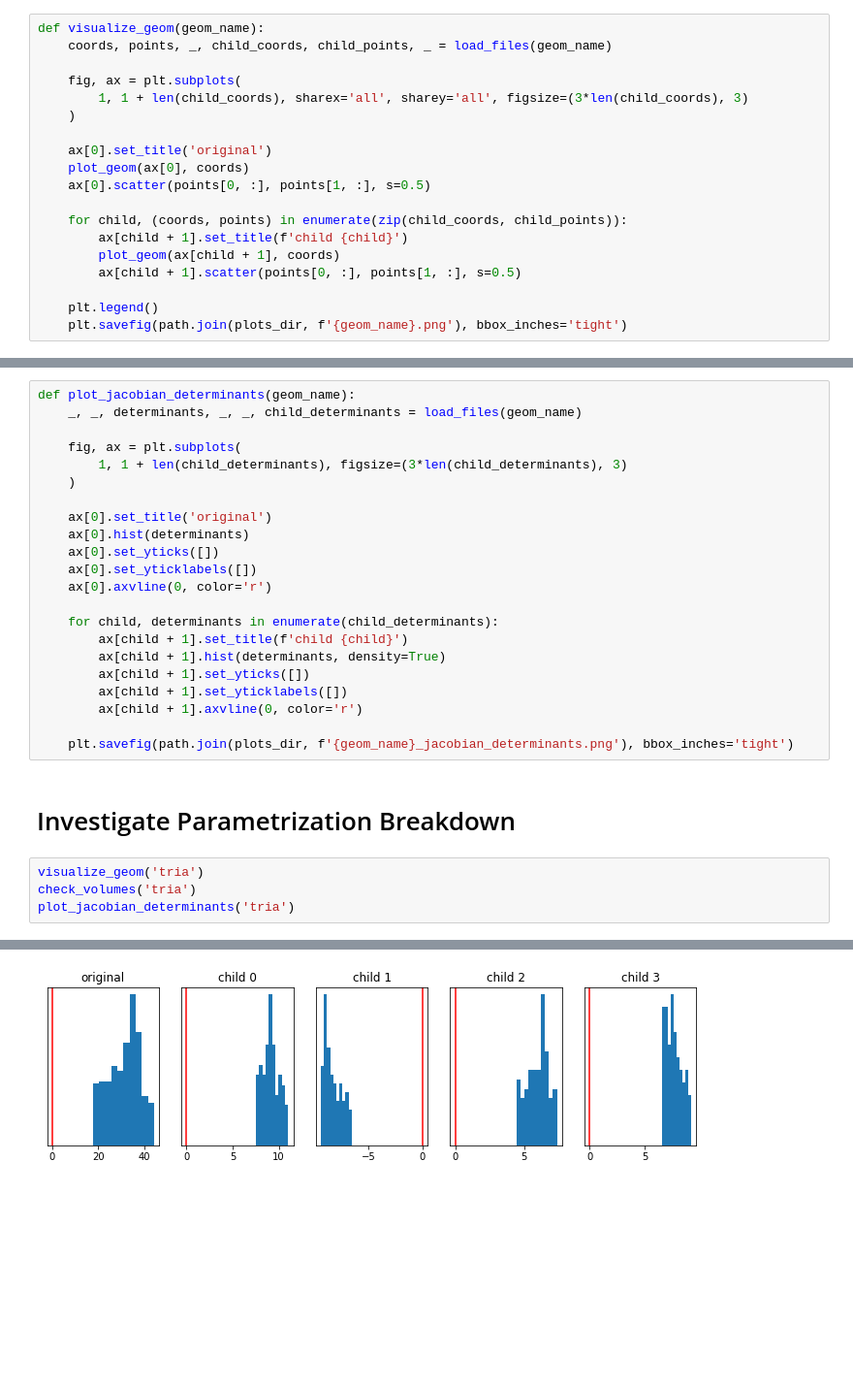
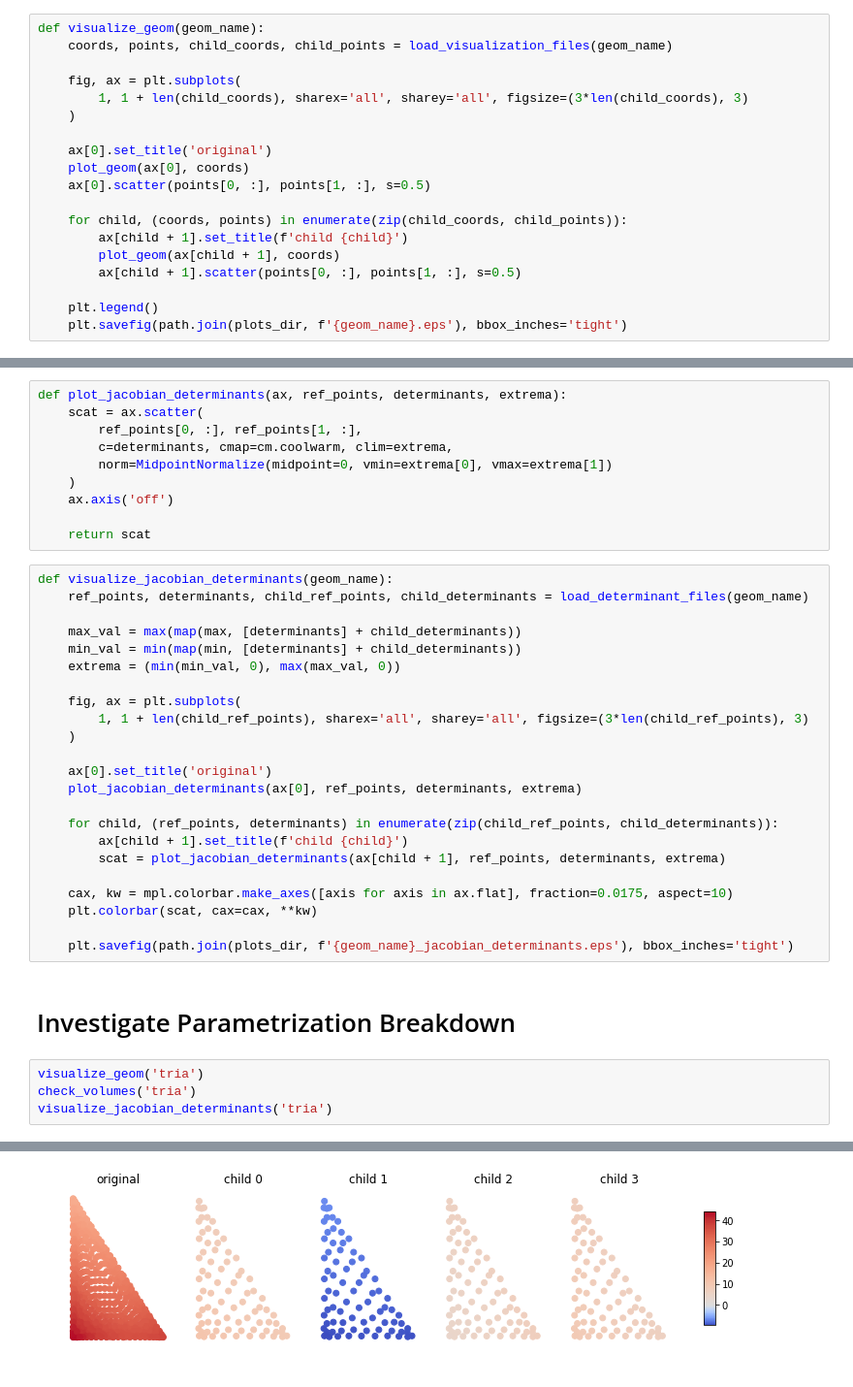
Before and after one commit to craffael/lehrfempp, a Jupyter notebook: examples/geometry/parametrization_breakdown/parametrization_breakdown.ipynb, the cells around one changed output, grey strips where cells are left out. Shown: that part at 97% size. Cells and saved outputs as stored; diff of their text form; blank space fills up the shorter version.

Commit message:
Fix clang Xcode error and plot determinants in 2D color plot

```diff
--- a/examples/geometry/parametrization_breakdown/parametrization_breakdown.ipynb
+++ b/examples/geometry/parametrization_breakdown/parametrization_breakdown.ipynb
@@ -86,7 +107,7 @@ def plot_geom(ax, coords):
         ax.plot(x, poly_coeffs(x, coeffs), color='g')
 # %%
 def visualize_geom(geom_name):
-    coords, points, _, child_coords, child_points, _ = load_files(geom_name)
+    coords, points, child_coords, child_points = load_visualization_files(geom_name)
 
     fig, ax = plt.subplots(
         1, 1 + len(child_coords), sharex='all', sharey='all', figsize=(3*len(child_coords), 3)
@@ -102,7 +123,7 @@ def visualize_geom(geom_name):
         ax[child + 1].scatter(points[0, :], points[1, :], s=0.5)
 
     plt.legend()
-    plt.savefig(path.join(plots_dir, f'{geom_name}.png'), bbox_inches='tight')
+    plt.savefig(path.join(plots_dir, f'{geom_name}.eps'), bbox_inches='tight')
 # %%
 def check_volumes(geom_name):
     volumes = np.loadtxt(path.join(results_dir, f'{geom_name}_volumes.csv'), delimiter=',')
@@ -112,36 +146,47 @@ def check_volumes(geom_name):
+# %%
+def plot_jacobian_determinants(ax, ref_points, determinants, extrema):
+    scat = ax.scatter(
+        ref_points[0, :], ref_points[1, :],
+        c=determinants, cmap=cm.coolwarm, clim=extrema,
+        norm=MidpointNormalize(midpoint=0, vmin=extrema[0], vmax=extrema[1])
+    )
+    ax.axis('off')
+
+    return scat
 # %%
-def plot_jacobian_determinants(geom_name):
-    _, _, determinants, _, _, child_determinants = load_files(geom_name)
+def visualize_jacobian_determinants(geom_name):
+    ref_points, determinants, child_ref_points, child_determinants = load_determinant_files(geom_name)
+
+    max_val = max(map(max, [determinants] + child_determinants))
+    min_val = min(map(min, [determinants] + child_determinants))
+    extrema = (min(min_val, 0), max(max_val, 0))
 
     fig, ax = plt.subplots(
-        1, 1 + len(child_determinants), figsize=(3*len(child_determinants), 3)
+        1, 1 + len(child_ref_points), sharex='all', sharey='all', figsize=(3*len(child_ref_points), 3)
     )
 
     ax[0].set_title('original')
-    ax[0].hist(determinants)
-    ax[0].set_yticks([])
-    ax[0].set_yticklabels([])
-    ax[0].axvline(0, color='r')
+    plot_jacobian_determinants(ax[0], ref_points, determinants, extrema)
 
-    for child, determinants in enumerate(child_determinants):
+    for child, (ref_points, determinants) in enumerate(zip(child_ref_points, child_determinants)):
         ax[child + 1].set_title(f'child {child}')
-        ax[child + 1].hist(determinants, density=True)
-        ax[child + 1].set_yticks([])
-        ax[child + 1].set_yticklabels([])
-        ax[child + 1].axvline(0, color='r')
+        scat = plot_jacobian_determinants(ax[child + 1], ref_points, determinants, extrema)
 
-    plt.savefig(path.join(plots_dir, f'{geom_name}_jacobian_determinants.png'), bbox_inches='tight')
+    cax, kw = mpl.colorbar.make_axes([axis for axis in ax.flat], fraction=0.0175, aspect=10)
+    plt.colorbar(scat, cax=cax, **kw)
+
+    plt.savefig(path.join(plots_dir, f'{geom_name}_jacobian_determinants.eps'), bbox_inches='tight')
 # %% [markdown]
 # Investigate Parametrization Breakdown
 # %%
 visualize_geom('tria')
 check_volumes('tria')
-plot_jacobian_determinants('tria')
+visualize_jacobian_determinants('tria')
 # %% [output]
 original volume: 15.4333
 refined volume:  15.4333
 [figure]
-[figure, old version]
+[figure, new version]
 # %%
 visualize_geom('quad')
 check_volumes('quad')
```
Also changed, not shown: parts of 6 cells of this notebook, 2 other files.
